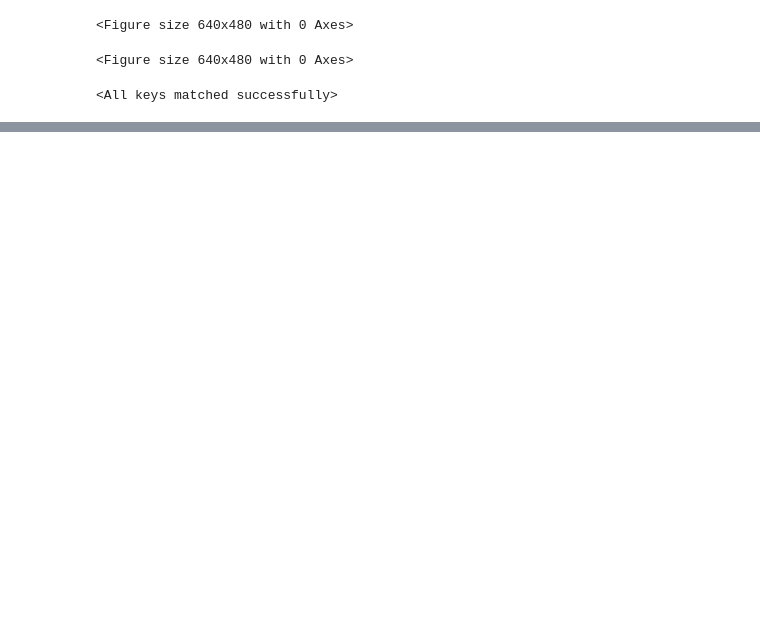
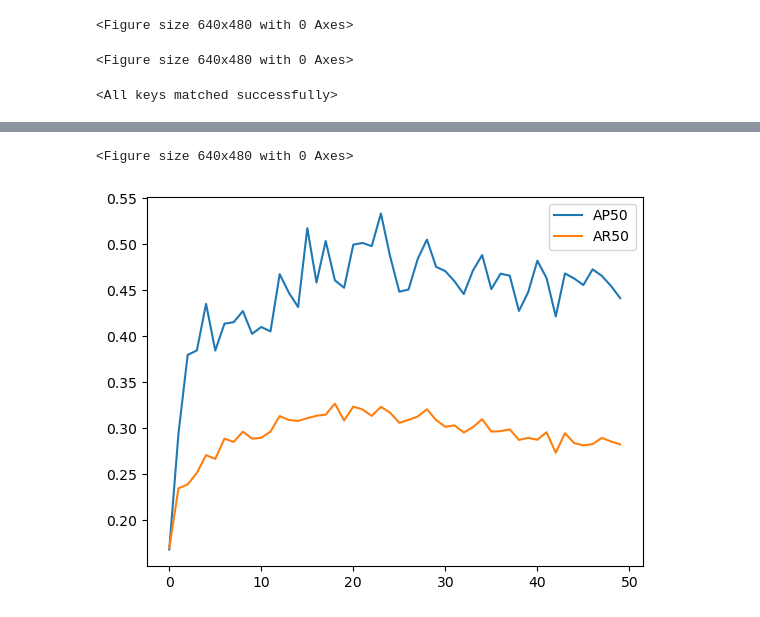
Before and after one commit to JulianSe26/aml-project, a Jupyter notebook: src/rcnn/augmentation_test.ipynb, the cells around one changed output, grey strips where cells are left out. Saved outputs shown, nothing was run; the diff lists cells and outputs as text; code cells hidden in the pictures; blank space fills up the shorter version.

```diff
--- a/src/rcnn/augmentation_test.ipynb
+++ b/src/rcnn/augmentation_test.ipynb
@@ -118,0 +120,8 @@ Clipping input data to the valid range for imshow with RGB data ([0..1] for floa
+# %%
+import pandas as pd
+def make_df(eval_stats):
+    return pd.DataFrame(data=eval_stats, columns=["AP50:95", "AP50", "AP75", "AP50:95small", "AP50:95medium", "AP50:95large", "AR50:95", "AR50", "AR75", "AR50:95small", "AR50:95medium", "AR50:95large"])
+# %%
+stats = np.load("losses/fasterrcnn_eval_stats_50.npy")
+# %%
+df = make_df(stats)
@@ -118,0 +148,7 @@ Clipping input data to the valid range for imshow with RGB data ([0..1] for floa
+# %%
+plt.figure()
+df.plot(y=["AP50", "AR50"])
+plt.show()
+# %% [output]
+<Figure size 640x480 with 0 Axes>
+[figure, added]
```
Also changed, not shown: parts of 9 cells of this notebook, 6 other files.
